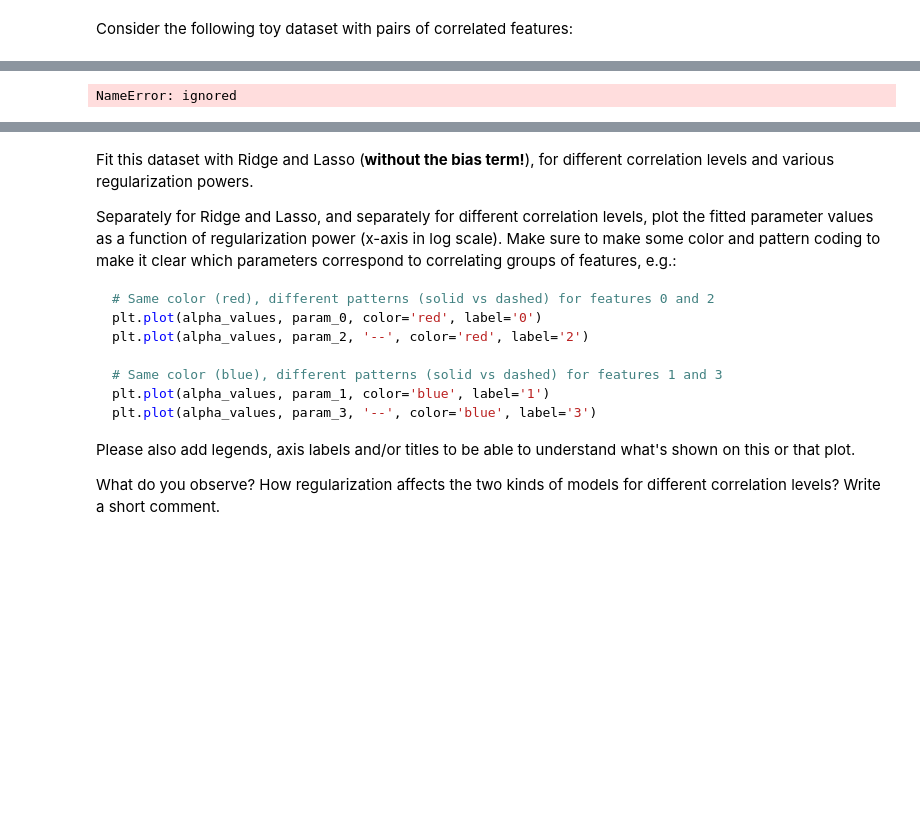
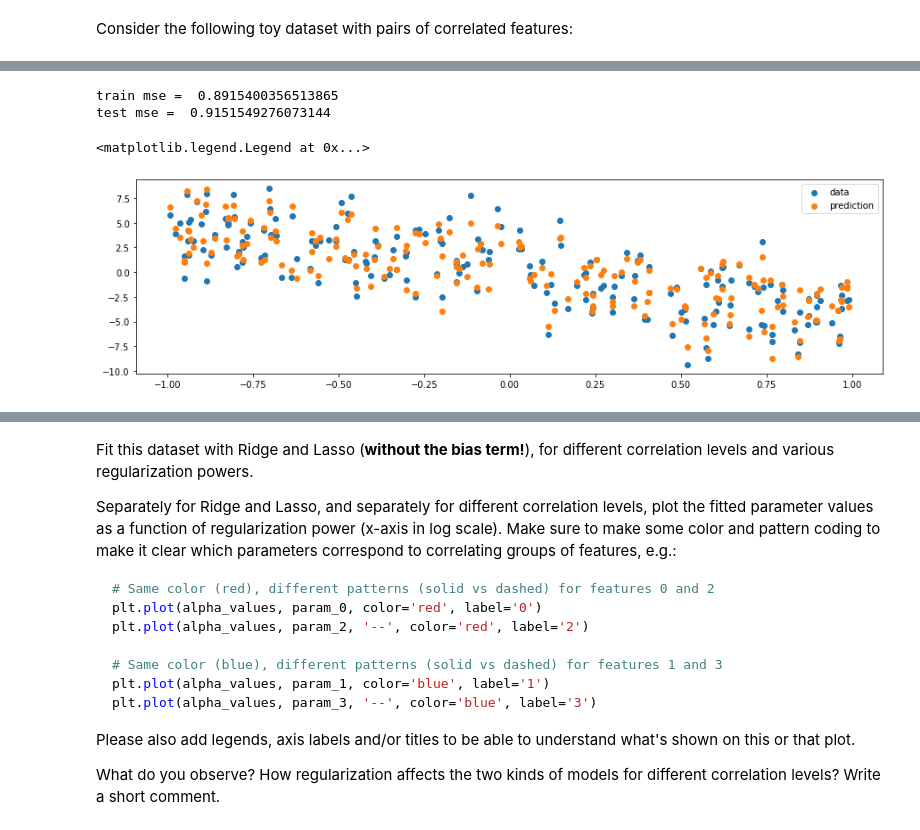
Before and after one commit to tatayttttt/My-projects-, a Jupyter notebook: 04-regularization/Regularization_HW.ipynb, the cells around one changed output, grey strips where cells are left out. Saved outputs shown, nothing was run; the diff lists cells and outputs as text; code cells hidden in the pictures; blank space fills up the shorter version.

```diff
--- a/04-regularization/Regularization_HW.ipynb
+++ b/04-regularization/Regularization_HW.ipynb
@@ -24,3 +25,8 @@ def gen_data(N, correlation=0.5):
   y += np.random.normal(size=y.shape)
 
   return X, y
+# %%
+N = 1000
+data = gen_data(N)
+X = data[0]
+y = data[1]
@@ -27,3 +54,11 @@ def gen_data(N, correlation=0.5):
+# %%
+# dividing data on train and test samples
+from sklearn.model_selection import train_test_split # downloading the required package
+X_train, X_test, y_train, y_test = train_test_split(X, y, test_size=200, random_state=39)
+
+# Inserting data into Frame
+X_train_frame = pd.DataFrame(X_train)
+X_test_frame = pd.DataFrame(X_test)
 # %%
 # Ridge
 model = make_pipeline(
@@ -31,9 +66,18 @@ model = make_pipeline(
     Ridge(alpha=1.)
 )
 
-model.fit(X, y)
+model.fit(X_train, y_train)
 
 print('train mse = ', mean_squared_error(y_train, model.predict(X_train)))
 print('test mse = ', mean_squared_error(y_test, model.predict(X_test)))
 # %% [output]
-NameError: ignored
+train mse =  0.8915400356513865
+test mse =  0.9151549276073144
+# %%
+plt.figure(figsize=(15, 4))
+plt.scatter(X_test_frame[1], y_test, label='data')
+plt.scatter(X_test_frame[1], model.predict(X_test), label='prediction')
+plt.legend()
+# %% [output]
+<matplotlib.legend.Legend at 0x...>
+[figure, added]
```
Also changed, not shown: parts of 7 cells of this notebook.
